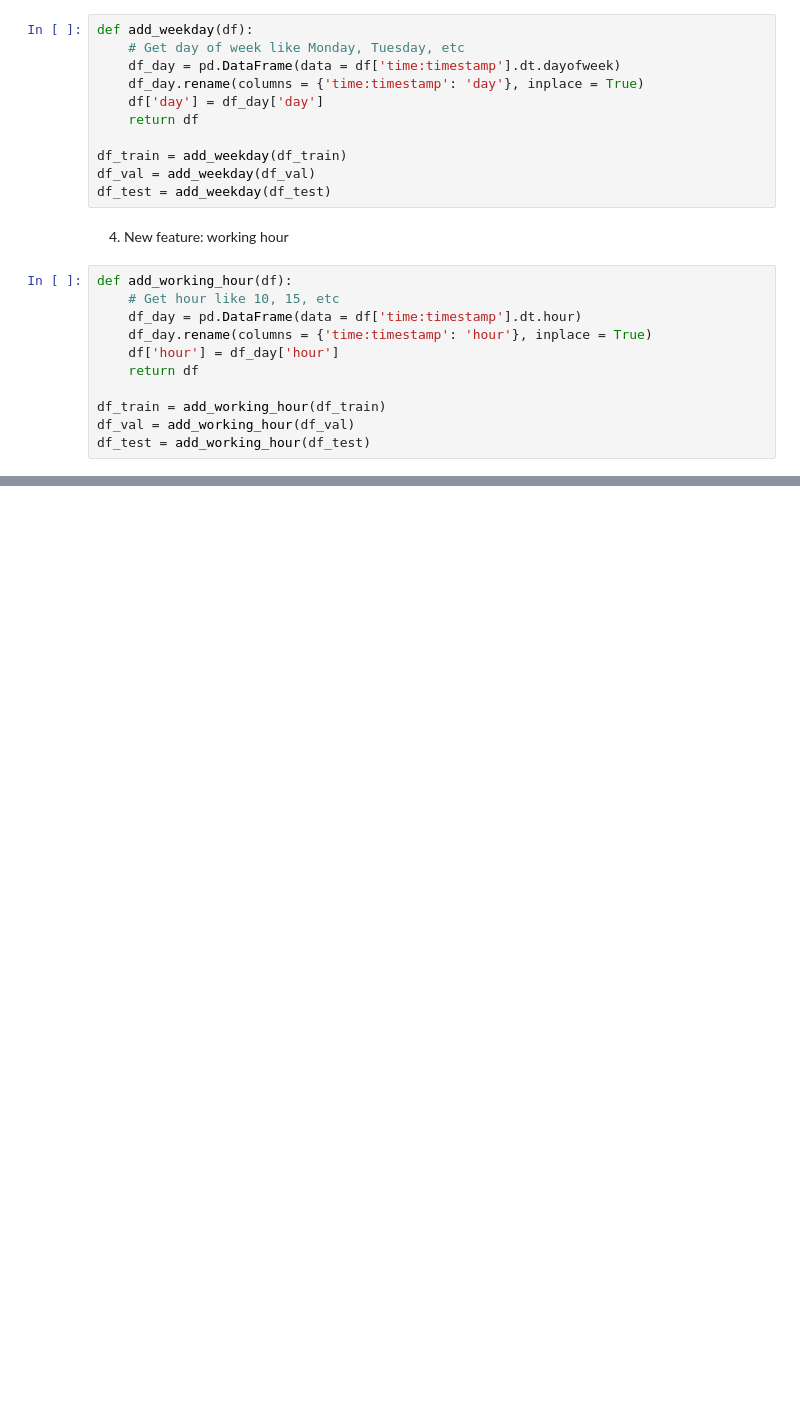
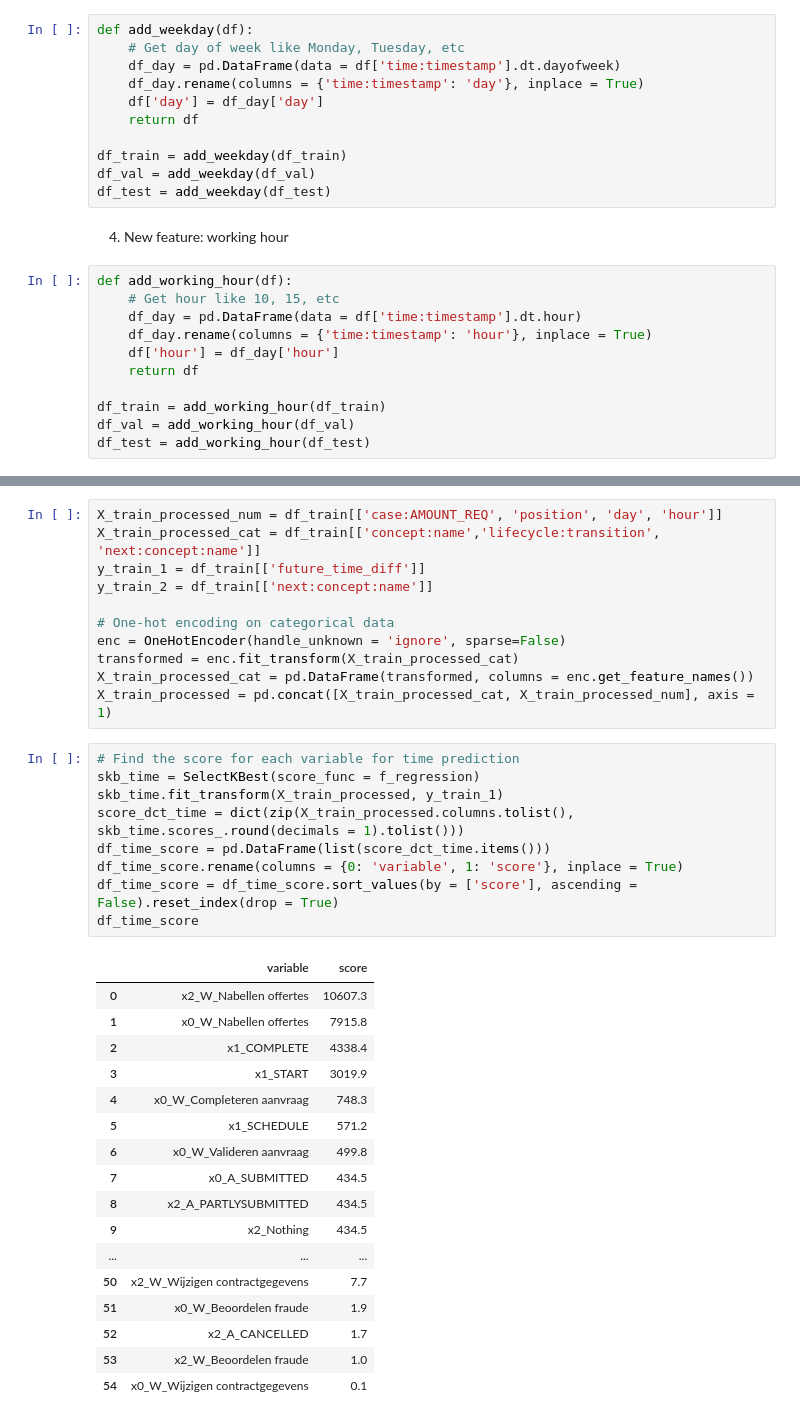
Before and after one commit to dbusn/process-mining-group-5, a Jupyter notebook: preprocessing_2012.ipynb, the cells around one changed output, grey strips where cells are left out. Saved outputs shown, nothing was run; the diff lists cells and outputs as text; blank space fills up the shorter version.

```diff
--- a/preprocessing_2012.ipynb
+++ b/preprocessing_2012.ipynb
@@ -183,0 +188,38 @@ df_test = add_working_hour(df_test)
+# %%
+X_train_processed_num = df_train[['case:AMOUNT_REQ', 'position', 'day', 'hour']]
+X_train_processed_cat = df_train[['concept:name','lifecycle:transition', 'next:concept:name']]
+y_train_1 = df_train[['future_time_diff']]
+y_train_2 = df_train[['next:concept:name']]
+
+# One-hot encoding on categorical data
+enc = OneHotEncoder(handle_unknown = 'ignore', sparse=False)
+transformed = enc.fit_transform(X_train_processed_cat)
+X_train_processed_cat = pd.DataFrame(transformed, columns = enc.get_feature_names())
+X_train_processed = pd.concat([X_train_processed_cat, X_train_processed_num], axis = 1)
+# %%
+# Find the score for each variable for time prediction
+skb_time = SelectKBest(score_func = f_regression)
+skb_time.fit_transform(X_train_processed, y_train_1)
+score_dct_time = dict(zip(X_train_processed.columns.tolist(), skb_time.scores_.round(decimals = 1).tolist()))
+df_time_score = pd.DataFrame(list(score_dct_time.items()))
+df_time_score.rename(columns = {0: 'variable', 1: 'score'}, inplace = True)
+df_time_score = df_time_score.sort_values(by = ['score'], ascending = False).reset_index(drop = True)
+df_time_score
+# %% [output]
+|  | variable | score |
+| 0 | x2_W_Nabellen offertes | 10607.3 |
+| 1 | x0_W_Nabellen offertes | 7915.8 |
+| 2 | x1_COMPLETE | 4338.4 |
+| 3 | x1_START | 3019.9 |
+| 4 | x0_W_Completeren aanvraag | 748.3 |
+| 5 | x1_SCHEDULE | 571.2 |
+| 6 | x0_W_Valideren aanvraag | 499.8 |
+| 7 | x0_A_SUBMITTED | 434.5 |
+| 8 | x2_A_PARTLYSUBMITTED | 434.5 |
+| 9 | x2_Nothing | 434.5 |
+| ... | ... | ... |
+| 50 | x2_W_Wijzigen contractgegevens | 7.7 |
+| 51 | x0_W_Beoordelen fraude | 1.9 |
+| 52 | x2_A_CANCELLED | 1.7 |
+| 53 | x2_W_Beoordelen fraude | 1.0 |
+| 54 | x0_W_Wijzigen contractgegevens | 0.1 |
```
Also changed, not shown: parts of 10 cells of this notebook.
